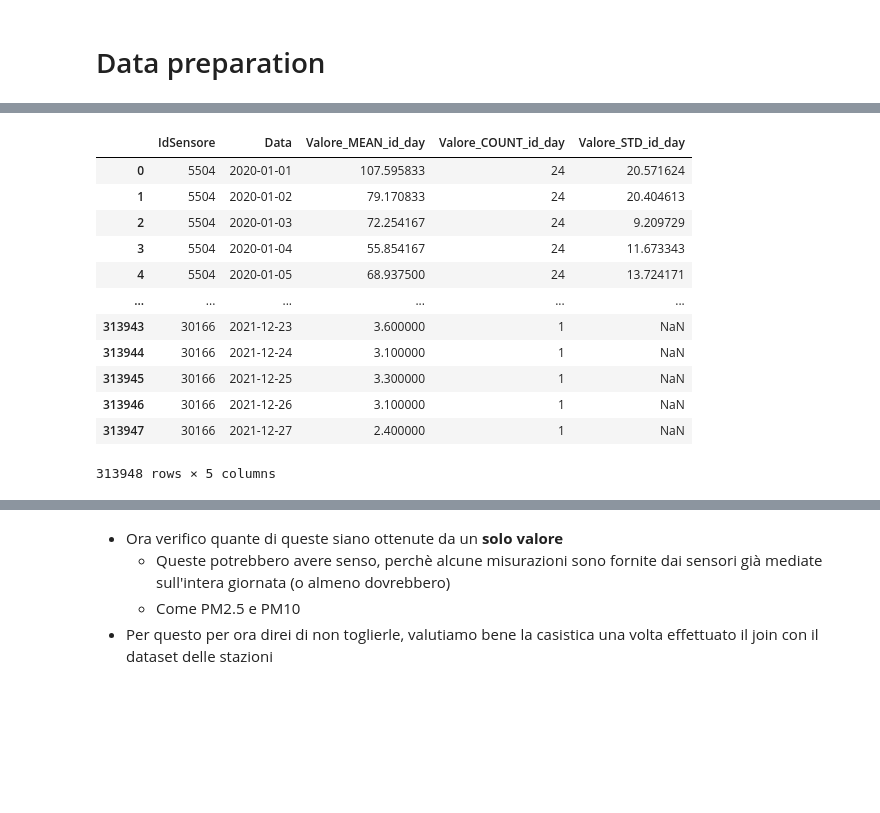
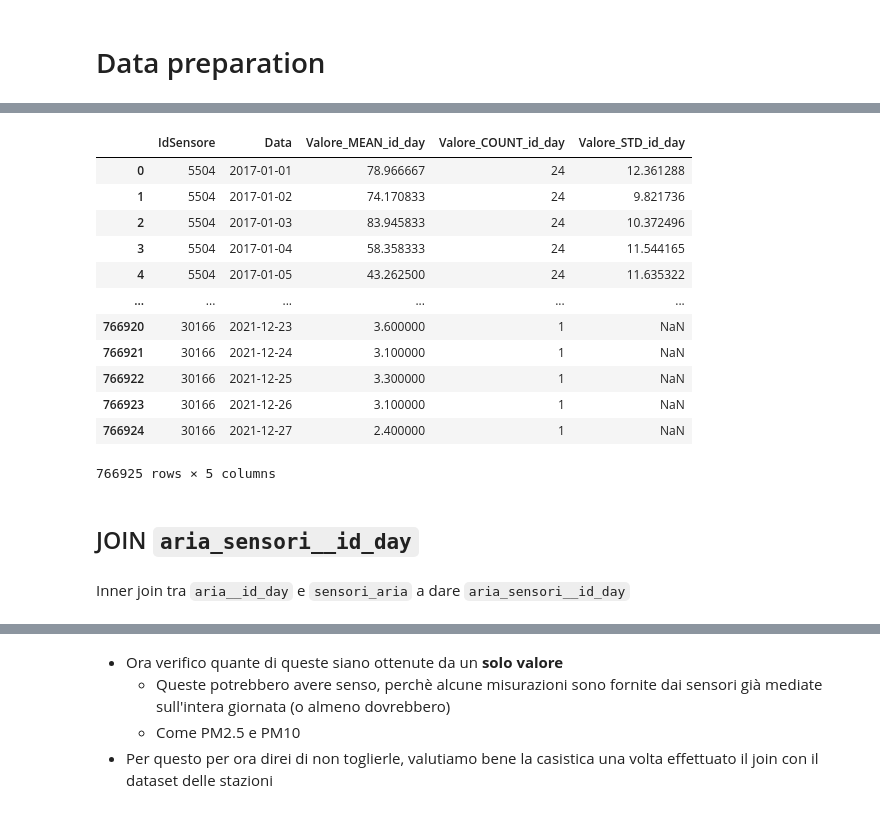
Before and after one commit to giocoal/air-quality-milano-interactive-data-visualization-tableau, a Jupyter notebook: Data_Visualization_project_21_22.ipynb, the cells around one changed output, grey strips where cells are left out. Drawn from its saved outputs; the diff is of its cells as text; code cells hidden in the pictures; blank space fills up the shorter version.

```diff
--- a/Data_Visualization_project_21_22.ipynb
+++ b/Data_Visualization_project_21_22.ipynb
@@ -163,12 +206,12 @@ idOperatore             int64
 dtype: object
 # %%
 # Converto in importazione i -9999 in NA
-aria_21 = pd.read_csv(f'{path}/data_aria/Dati_sensori_aria_2021.csv',
+aria_dict['aria21'] = pd.read_csv(f'{path}/data_aria/Dati_sensori_aria_2021.csv',
                       na_values=['-9999'],\
                       parse_dates=['Data'],\
                       dayfirst=True,\
                      )
-aria_20.dtypes
+aria_dict['aria21'].dtypes
 # %% [output]
 IdSensore               int64
 Data           datetime64[ns]
@@ -177,7 +220,7 @@ Stato                  object
 idOperatore             int64
 dtype: object
 # %%
-aria_20_21 = pd.concat([aria_20, aria_21]).reset_index(drop=True)
-aria_20_21.tail()
+aria_tot = pd.concat(aria_dict).reset_index(drop=True)
+aria_tot
 # %% [output]
 |  | IdSensore | Data | Valore | Stato | idOperatore |
@@ -357,5 +405,5 @@ Zonizzazione: 9 826 141 abitanti in 1546 comuni divisi in 7 o 8 zone
 # %%
-#aria_20_21.dropna(subset = ['Valore', 'Stato'], inplace = True) #é meglio non farla cosi le avg possono restituire anche NaN
-#aria_20_21.reset_index(drop=True, inplace=True)
-aria_20_21.shape
+aria_tot.dropna(subset = ['Valore', 'Stato'], inplace = True)
+aria_tot.reset_index(drop=True, inplace=True)
+aria_tot.shape
 # %% [output]
@@ -425,4 +419,4 @@ idOperatore
 dtype: int64
 # %%
-aria_20_21.drop(aria_20_21[aria_20_21.idOperatore == 15504].index, inplace=True)
-aria_20_21.reset_index(drop=True, inplace=True)
+aria_tot.drop(aria_tot[aria_tot.idOperatore == 15504].index, inplace=True)
+aria_tot.reset_index(drop=True, inplace=True)
@@ -438,22 +480,26 @@ aria_20_21.reset_index(drop=True, inplace=True)
 # %%
-aria__id_day = aria_20_21[['IdSensore', 'Data', 'Valore']]\
-               .groupby(['IdSensore', aria_20_21['Data'].dt.date])\
+aria__id_day = aria_tot[['IdSensore', 'Data', 'Valore']]\
+               .groupby(['IdSensore', aria_tot['Data'].dt.date])\
                .agg({'Valore': ['mean', 'count', 'std']})\
                .reset_index()
 
 aria__id_day.columns = ['IdSensore', 'Data', 'Valore_MEAN_id_day', 'Valore_COUNT_id_day', 'Valore_STD_id_day']
 aria__id_day
 # %% [output]
 |  | IdSensore | Data | Valore_MEAN_id_day | Valore_COUNT_id_day | Valore_STD_id_day |
-| 0 | 5504 | 2020-01-01 | 107.595833 | 24 | 20.571624 |
-| 1 | 5504 | 2020-01-02 | 79.170833 | 24 | 20.404613 |
-| 2 | 5504 | 2020-01-03 | 72.254167 | 24 | 9.209729 |
-| 3 | 5504 | 2020-01-04 | 55.854167 | 24 | 11.673343 |
-| 4 | 5504 | 2020-01-05 | 68.937500 | 24 | 13.724171 |
+| 0 | 5504 | 2017-01-01 | 78.966667 | 24 | 12.361288 |
+| 1 | 5504 | 2017-01-02 | 74.170833 | 24 | 9.821736 |
+| 2 | 5504 | 2017-01-03 | 83.945833 | 24 | 10.372496 |
+| 3 | 5504 | 2017-01-04 | 58.358333 | 24 | 11.544165 |
+| 4 | 5504 | 2017-01-05 | 43.262500 | 24 | 11.635322 |
 | ... | ... | ... | ... | ... | ... |
-| 313943 | 30166 | 2021-12-23 | 3.600000 | 1 | NaN |
-| 313944 | 30166 | 2021-12-24 | 3.100000 | 1 | NaN |
-| 313945 | 30166 | 2021-12-25 | 3.300000 | 1 | NaN |
-| 313946 | 30166 | 2021-12-26 | 3.100000 | 1 | NaN |
-| 313947 | 30166 | 2021-12-27 | 2.400000 | 1 | NaN |
+| 766920 | 30166 | 2021-12-23 | 3.600000 | 1 | NaN |
+| 766921 | 30166 | 2021-12-24 | 3.100000 | 1 | NaN |
+| 766922 | 30166 | 2021-12-25 | 3.300000 | 1 | NaN |
+| 766923 | 30166 | 2021-12-26 | 3.100000 | 1 | NaN |
+| 766924 | 30166 | 2021-12-27 | 2.400000 | 1 | NaN |
-313948 rows × 5 columns
+766925 rows × 5 columns
+# %% [markdown]
+## JOIN `aria_sensori__id_day`
+# %% [markdown]
+Inner join tra `aria__id_day` e `sensori_aria` a dare `aria_sensori__id_day`
```
Also changed, not shown: parts of 149 cells of this notebook.
